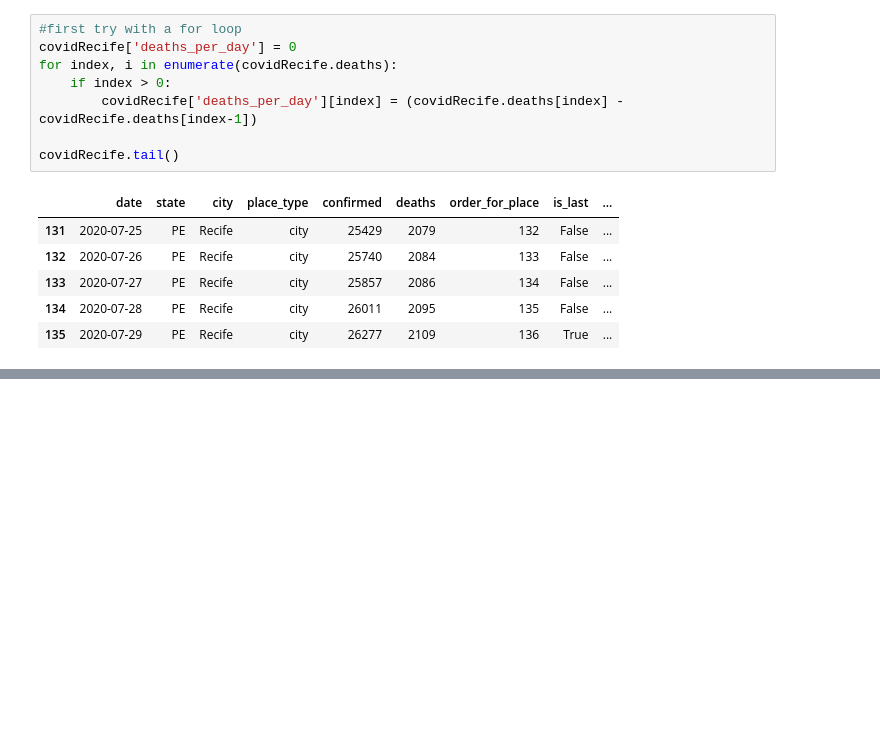
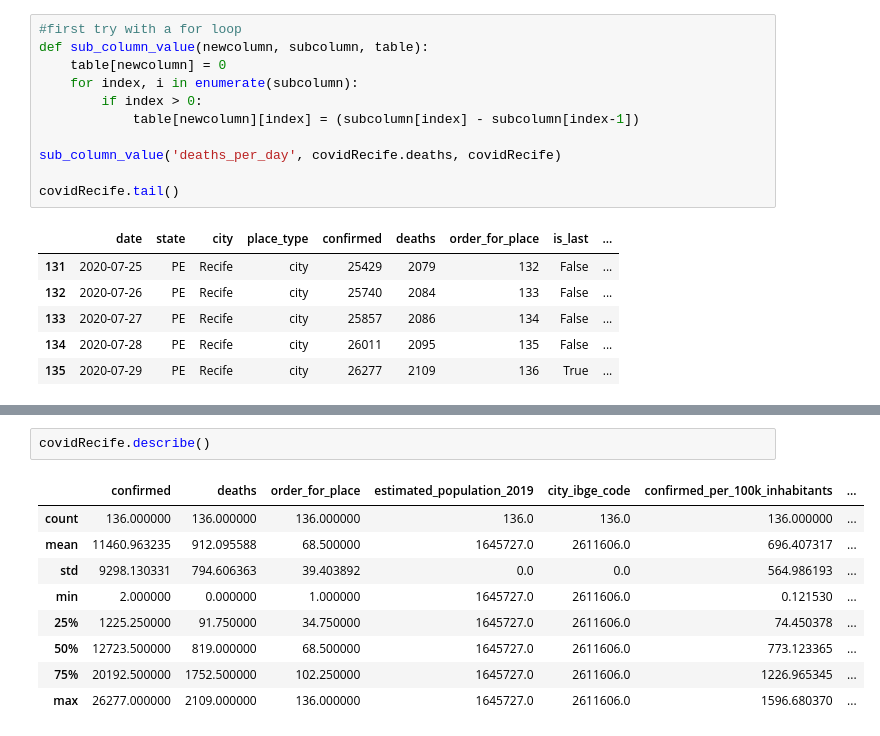
Before and after one commit to mathlimma/data-science-project-1, a Jupyter notebook: covid19.ipynb, the cells around one changed output, grey strips where cells are left out. Drawn from its saved outputs; the diff is of its cells as text; blank space fills up the shorter version.

```diff
--- a/covid19.ipynb
+++ b/covid19.ipynb
@@ -24,10 +24,13 @@ plt.plot(covidRecife['order_for_place'], (covidRecife['deaths']))
 [figure]
 # %%
 #first try with a for loop
-covidRecife['deaths_per_day'] = 0
-for index, i in enumerate(covidRecife.deaths):
-    if index > 0:
-        covidRecife['deaths_per_day'][index] = (covidRecife.deaths[index] - covidRecife.deaths[index-1])
+def sub_column_value(newcolumn, subcolumn, table):
+    table[newcolumn] = 0
+    for index, i in enumerate(subcolumn):
+        if index > 0:
+            table[newcolumn][index] = (subcolumn[index] - subcolumn[index-1])
+
+sub_column_value('deaths_per_day', covidRecife.deaths, covidRecife)
 
 covidRecife.tail()
 # %% [output]
@@ -42,3 +45,15 @@ covidRecife['deaths_per_day'].plot.bar(figsize=(30,10))
 # %% [output]
 <AxesSubplot:>
 [figure]
+# %%
+covidRecife.describe()
+# %% [output]
+|  | confirmed | deaths | order_for_place | estimated_population_2019 | city_ibge_code | confirmed_per_100k_inhabitants | ... |
+| count | 136.000000 | 136.000000 | 136.000000 | 136.0 | 136.0 | 136.000000 | ... |
+| mean | 11460.963235 | 912.095588 | 68.500000 | 1645727.0 | 2611606.0 | 696.407317 | ... |
+| std | 9298.130331 | 794.606363 | 39.403892 | 0.0 | 0.0 | 564.986193 | ... |
+| min | 2.000000 | 0.000000 | 1.000000 | 1645727.0 | 2611606.0 | 0.121530 | ... |
+| 25% | 1225.250000 | 91.750000 | 34.750000 | 1645727.0 | 2611606.0 | 74.450378 | ... |
+| 50% | 12723.500000 | 819.000000 | 68.500000 | 1645727.0 | 2611606.0 | 773.123365 | ... |
+| 75% | 20192.500000 | 1752.500000 | 102.250000 | 1645727.0 | 2611606.0 | 1226.965345 | ... |
+| max | 26277.000000 | 2109.000000 | 136.000000 | 1645727.0 | 2611606.0 | 1596.680370 | ... |
```
Also changed, not shown: parts of 5 cells of this notebook.
